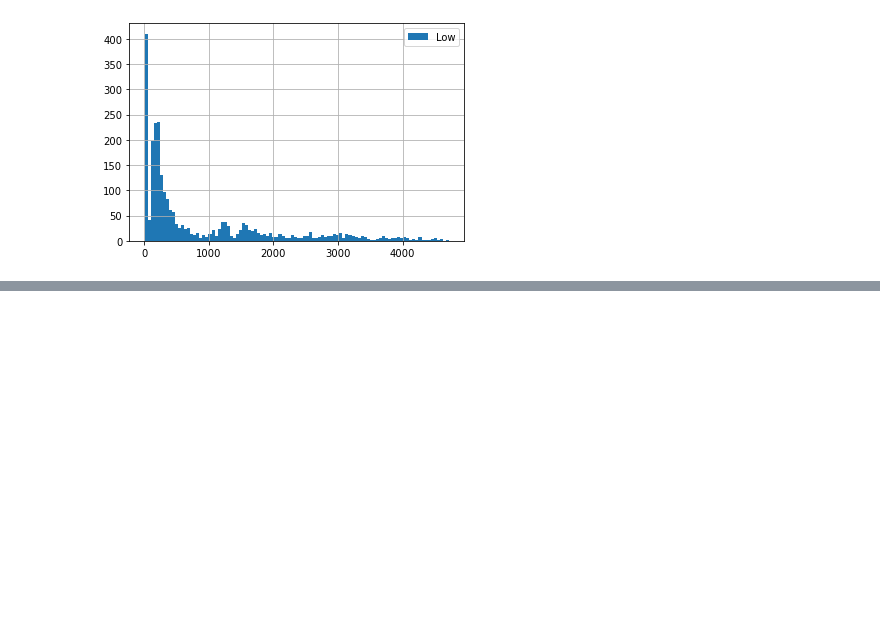
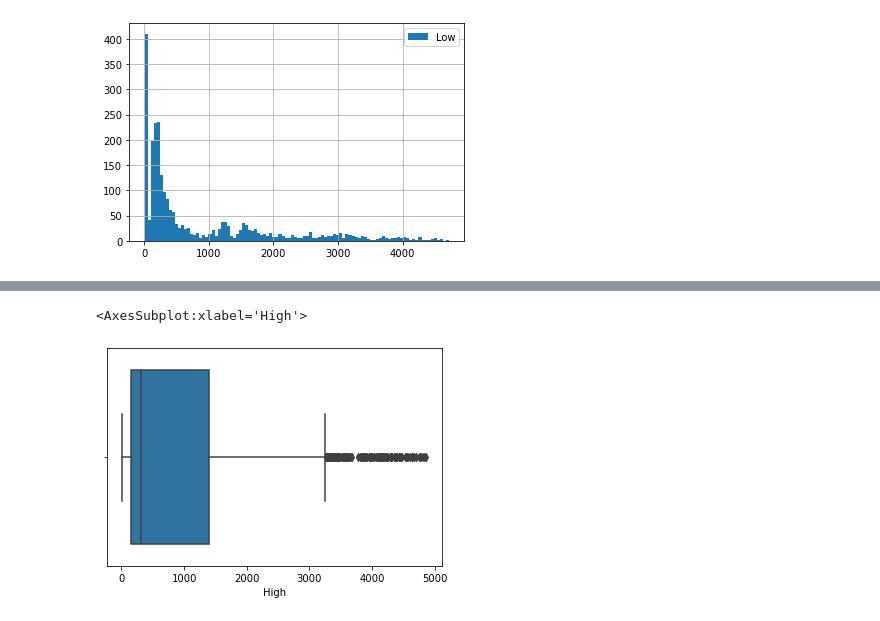
Before and after one commit to jamesjhjung/Ethereum-Prediction-Model, a Jupyter notebook: EDA.ipynb, the cells around one changed output, grey strips where cells are left out. Cells and saved outputs as stored; diff of their text form; code cells hidden in the pictures; blank space fills up the shorter version.

```diff
--- a/EDA.ipynb
+++ b/EDA.ipynb
@@ -184,0 +197,6 @@ hist_col(df['Low'])
+# %%
+# boxplot of High
+box_col(df['High'])
+# %% [output]
+<AxesSubplot:xlabel='High'>
+[figure, added]
```
Also changed, not shown: parts of 5 cells of this notebook.
